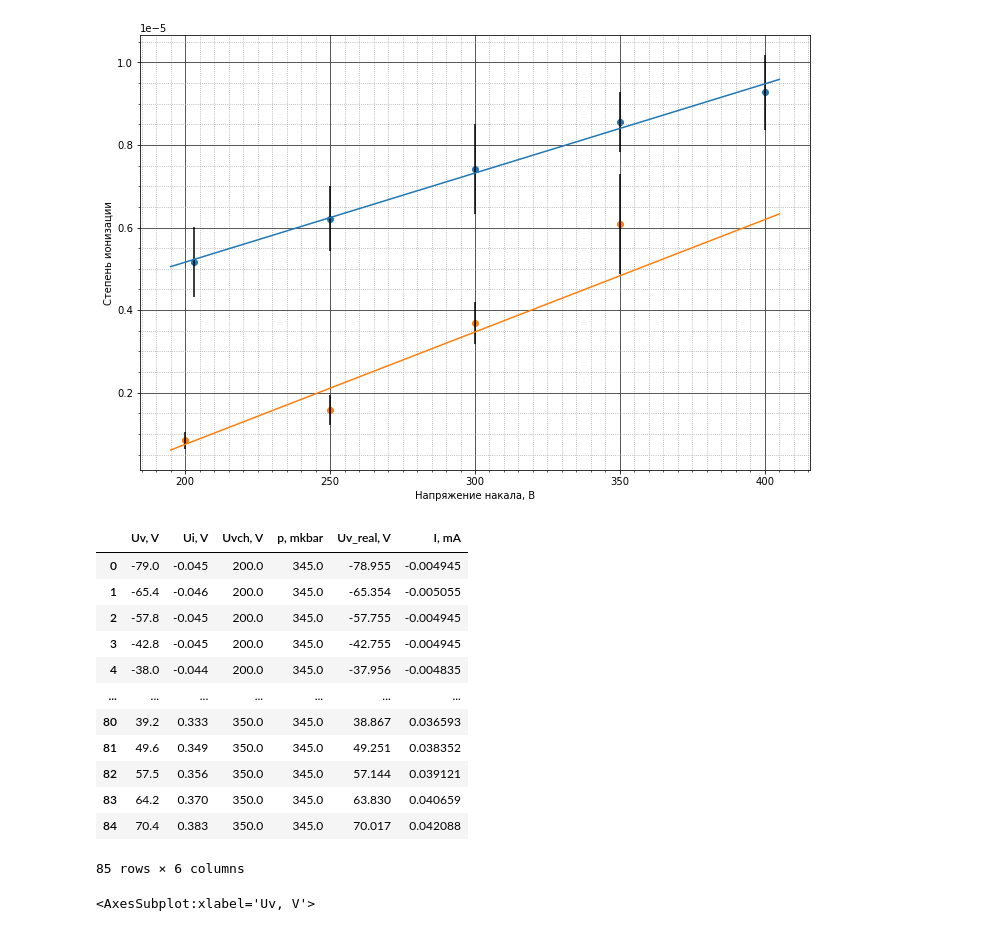
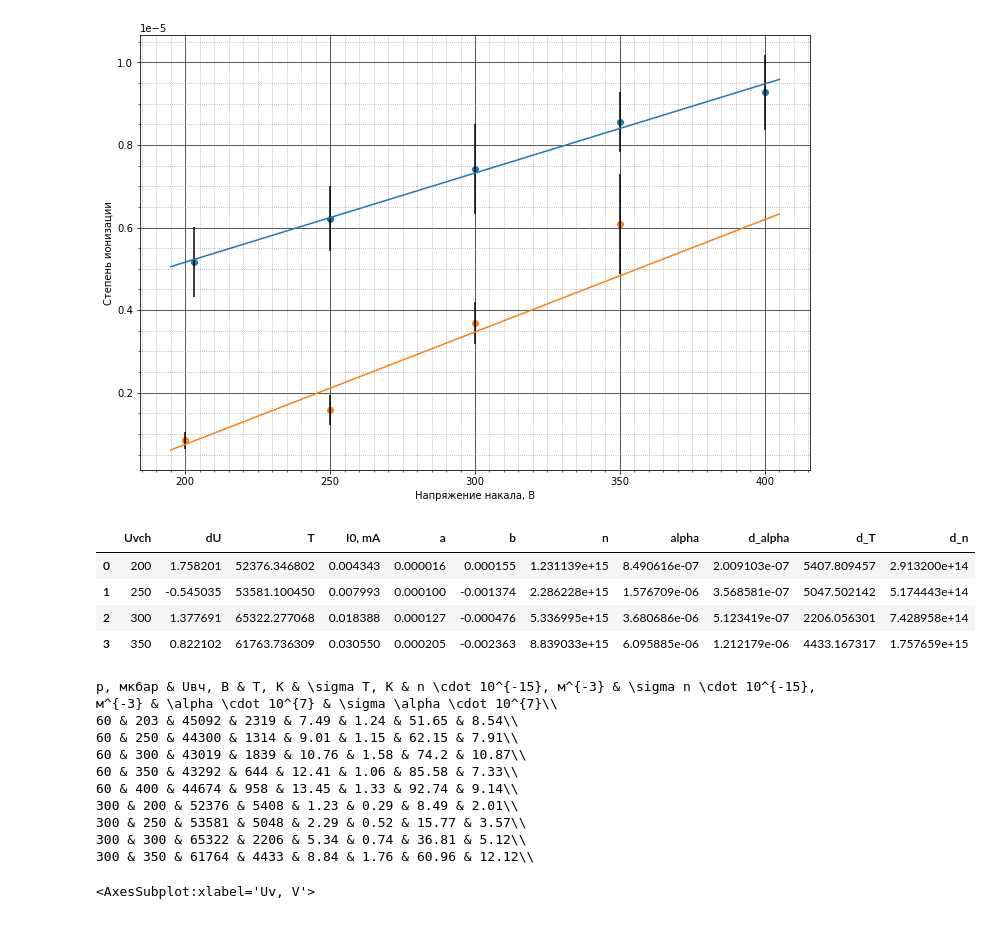
Before and after one commit to Redencon/Lapki, a Jupyter notebook: DZ.ipynb, the cells around one changed output. Saved outputs shown, nothing was run; the diff lists cells and outputs as text; code cells hidden in the pictures.

```diff
--- a/DZ.ipynb
+++ b/DZ.ipynb
@@ -220,6 +220,8 @@ popts, pcovs, ax = hehehe(data, {Uvch: (0, 1e5, 0, 0, 0) for Uvch in Us})
 popts['n'] = 6.02e22 * popts['I0, mA']*1e-3 / np.sqrt(popts['T'])
 popts['alpha'] = popts['n']/1.45e21
 popts['d_alpha'] = np.sqrt(0.5*(pcovs['T'] / popts['T'])**2 + (pcovs['I0, mA']/popts['I0, mA'])) * popts['alpha']
+popts['d_T'] = pcovs['T']
+popts['d_n'] = np.sqrt(0.5*(pcovs['T'] / popts['T'])**2 + (pcovs['I0, mA']/popts['I0, mA'])) * popts['n']
 
 ax.set_xlabel('Напряжение на зонде, В')
 ax.set_ylabel('Ток на зонде, мА')
@@ -296,6 +298,8 @@ ax.yaxis.set_minor_locator(mly)
 popts2['n'] = 6.02e22 * popts2['I0, mA']*1e-3 / np.sqrt(popts['T'])
 popts2['alpha'] = popts2['n']/1.45e21
 popts2['d_alpha'] = np.sqrt(0.5*(pcovs2['T'] / popts2['T'])**2 + (pcovs2['I0, mA']/popts2['I0, mA'])) * popts2['alpha']
+popts2['d_T'] = pcovs2['T']
+popts2['d_n'] = np.sqrt(0.5*(pcovs2['T'] / popts2['T'])**2 + (pcovs2['I0, mA']/popts2['I0, mA'])) * popts2['n']
 
 ax.set_xlabel('Напряжение на зонде, В')
 ax.set_ylabel('Ток через зонд, мА')
@@ -336,22 +340,41 @@ ax.plot(xs, ys2)
 # %% [output]
 [<matplotlib.lines.Line2D at 0x...>]
 [figure]
-# %%
-data2
-# %% [output]
-|  | Uv, V | Ui, V | Uvch, V | p, mkbar | Uv_real, V | I, mA |
-| 0 | -79.0 | -0.045 | 200.0 | 345.0 | -78.955 | -0.004945 |
-| 1 | -65.4 | -0.046 | 200.0 | 345.0 | -65.354 | -0.005055 |
-| 2 | -57.8 | -0.045 | 200.0 | 345.0 | -57.755 | -0.004945 |
-| 3 | -42.8 | -0.045 | 200.0 | 345.0 | -42.755 | -0.004945 |
-| 4 | -38.0 | -0.044 | 200.0 | 345.0 | -37.956 | -0.004835 |
-| ... | ... | ... | ... | ... | ... | ... |
-| 80 | 39.2 | 0.333 | 350.0 | 345.0 | 38.867 | 0.036593 |
-| 81 | 49.6 | 0.349 | 350.0 | 345.0 | 49.251 | 0.038352 |
-| 82 | 57.5 | 0.356 | 350.0 | 345.0 | 57.144 | 0.039121 |
-| 83 | 64.2 | 0.370 | 350.0 | 345.0 | 63.830 | 0.040659 |
-| 84 | 70.4 | 0.383 | 350.0 | 345.0 | 70.017 | 0.042088 |
-85 rows × 6 columns
+# %%
+popts2
+# %% [output]
+|  | Uvch | dU | T | I0, mA | a | b | n | alpha | d_alpha | d_T | d_n |
+| 0 | 200 | 1.758201 | 52376.346802 | 0.004343 | 0.000016 | 0.000155 | 1.231139e+15 | 8.490616e-07 | 2.009103e-07 | 5407.809457 | 2.913200e+14 |
+| 1 | 250 | -0.545035 | 53581.100450 | 0.007993 | 0.000100 | -0.001374 | 2.286228e+15 | 1.576709e-06 | 3.568581e-07 | 5047.502142 | 5.174443e+14 |
+| 2 | 300 | 1.377691 | 65322.277068 | 0.018388 | 0.000127 | -0.000476 | 5.336995e+15 | 3.680686e-06 | 5.123419e-07 | 2206.056301 | 7.428958e+14 |
+| 3 | 350 | 0.822102 | 61763.736309 | 0.030550 | 0.000205 | -0.002363 | 8.839033e+15 | 6.095885e-06 | 1.212179e-06 | 4433.167317 | 1.757659e+15 |
+# %%
+def table(pp: pd.DataFrame, p):
+    for ind in pp.index:
+        print(p, end=' & ')
+        print(round(pp['Uvch'][ind]), end=' & ')
+        print(round(pp['T'][ind]), end=' & ')
+        print(round(pp['d_T'][ind]), end=' & ')
+        print(round(pp['n'][ind]*1e-15, 2), end=' & ')
+        print(round(pp['d_n'][ind]*1e-15, 2), end=' & ')
+        print(round(pp['alpha'][ind]*1e7, 2), end=' & ')
+        print(round(pp['d_alpha'][ind]*1e7, 2), end='\\\\\n')
+
+labels = (r'p, мкбар', r'Uвч, В', r'T, К', r'\sigma T, К', r'n \cdot 10^{-15}, м^{-3}', r'\sigma n \cdot 10^{-15}, м^{-3}', r'\alpha \cdot 10^{7}', r'\sigma \alpha \cdot 10^{7}')
+print(*labels, sep=' & ', end='\\\\ \n')
+table(popts, 60)
+table(popts2, 300)
+# %% [output]
+p, мкбар & Uвч, В & T, К & \sigma T, К & n \cdot 10^{-15}, м^{-3} & \sigma n \cdot 10^{-15}, м^{-3} & \alpha \cdot 10^{7} & \sigma \alpha \cdot 10^{7}\\
+60 & 203 & 45092 & 2319 & 7.49 & 1.24 & 51.65 & 8.54\\
+60 & 250 & 44300 & 1314 & 9.01 & 1.15 & 62.15 & 7.91\\
+60 & 300 & 43019 & 1839 & 10.76 & 1.58 & 74.2 & 10.87\\
+60 & 350 & 43292 & 644 & 12.41 & 1.06 & 85.58 & 7.33\\
+60 & 400 & 44674 & 958 & 13.45 & 1.33 & 92.74 & 9.14\\
+300 & 200 & 52376 & 5408 & 1.23 & 0.29 & 8.49 & 2.01\\
+300 & 250 & 53581 & 5048 & 2.29 & 0.52 & 15.77 & 3.57\\
+300 & 300 & 65322 & 2206 & 5.34 & 0.74 & 36.81 & 5.12\\
+300 & 350 & 61764 & 4433 & 8.84 & 1.76 & 60.96 & 12.12\\
 # %%
 data2[data2['Uvch, V'] == 350].plot(y='Ui, V', x='Uv, V', linestyle='', marker='o', color='k')
 # %% [output]
```
Also changed, not shown: parts of 1 cell of this notebook.
